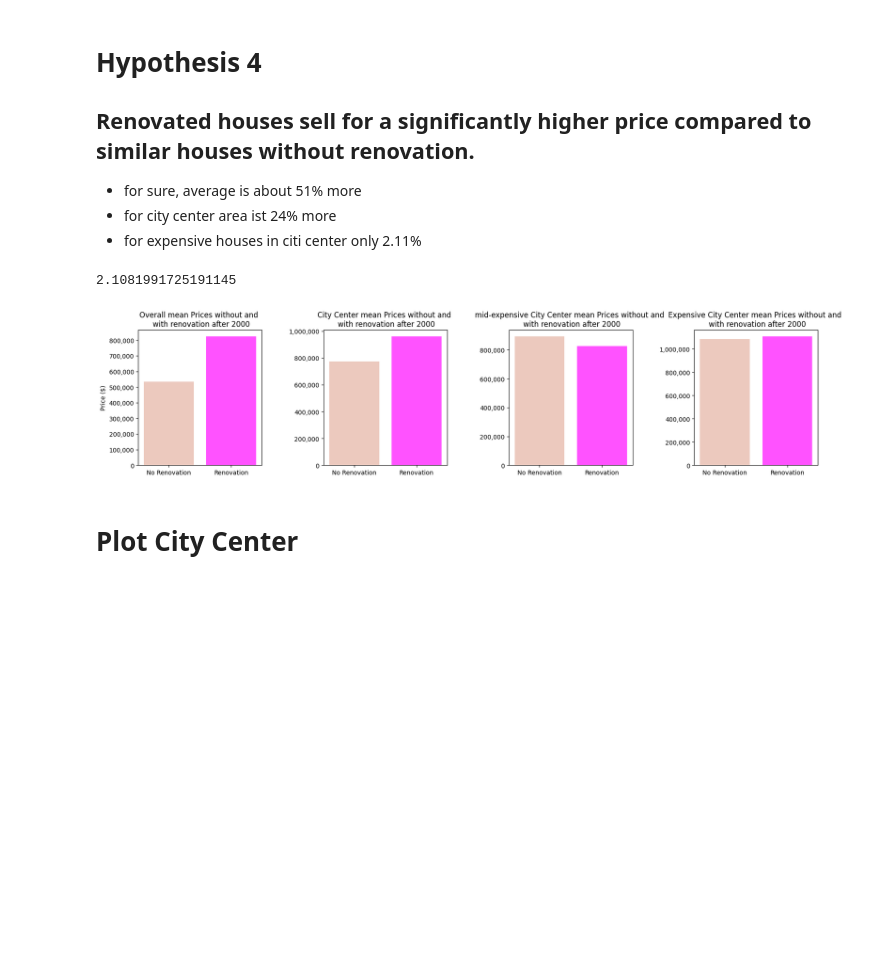
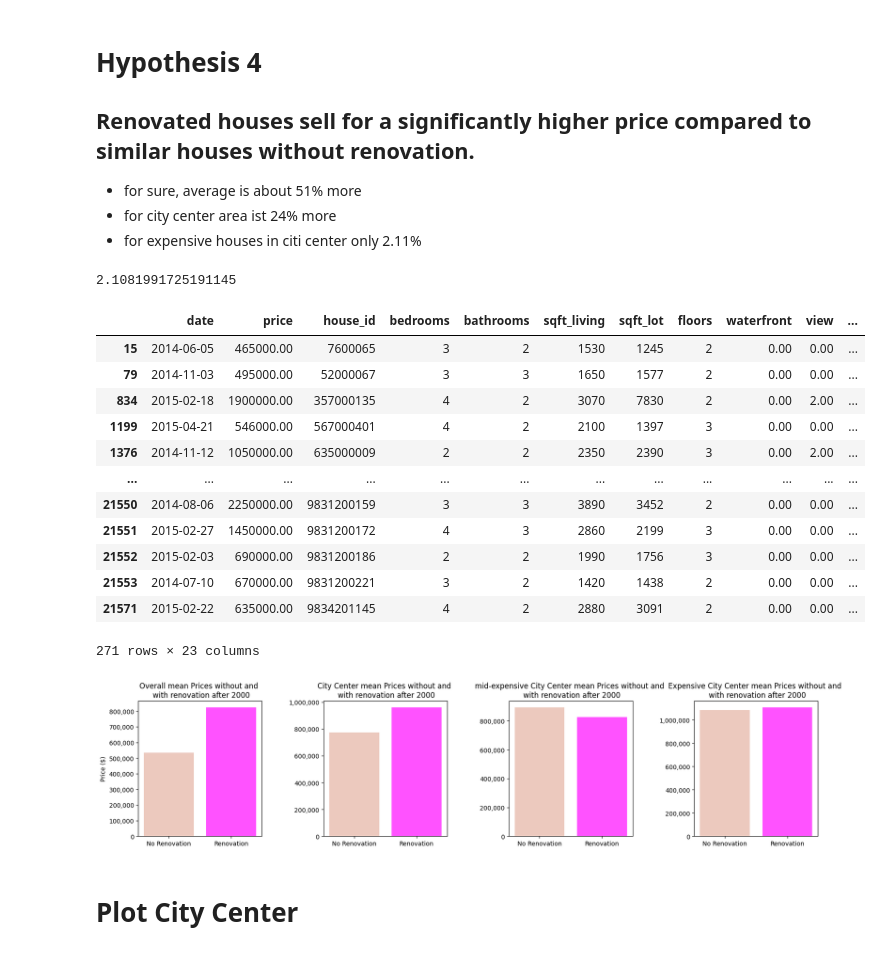
Before and after one commit to julialoeschel/eda-project-houses, a Jupyter notebook: EDA.ipynb, the cells around one changed output. Cells and saved outputs as stored; diff of their text form; code cells hidden in the pictures; blank space fills up the shorter version.

```diff
--- a/EDA.ipynb
+++ b/EDA.ipynb
@@ -513,7 +513,7 @@ not_renovated_expensive_houses_in_center_area_mean = not_renovated_expensive_hou
 price_threshold = df['price'].quantile(0.50)
 mid_expensive_houses_in_center_area = df_center_area[df_center_area["price"]>price_threshold]
 
-renovated_mid_expensive_houses_in_center_area = mid_expensive_houses_in_center_area[(mid_expensive_houses_in_center_area["yr_renovated"]>2000)|(mid_expensive_houses_in_center_area["yr_built"]>2000)]
+renovated_mid_expensive_houses_in_center_area = mid_expensive_houses_in_center_area[(mid_expensive_houses_in_center_area["yr_renovated"]!=0)&(mid_expensive_houses_in_center_area["yr_renovated"]>2000)|(mid_expensive_houses_in_center_area["yr_built"]>2000)]
 not_renovated_mid_expensive_houses_in_center_area = mid_expensive_houses_in_center_area[(mid_expensive_houses_in_center_area["yr_renovated"]==0) | (mid_expensive_houses_in_center_area["yr_renovated"]<2000) & (mid_expensive_houses_in_center_area["yr_built"]<2000)]
 
 renovated_mid_expensive_houses_in_center_area_mean=renovated_mid_expensive_houses_in_center_area["price"].mean()
@@ -538,33 +538,48 @@ axes[2].bar(categories, values_mid_expensive_city, color=[colors["beige"], color
 axes[0].set_title('Overall mean Prices without and \n with renovation after 2000')
 axes[1].set_title('City Center mean Prices without and \n with renovation after 2000')
 axes[3].set_title('Expensive City Center mean Prices without and \n with renovation after 2000')
 axes[2].set_title('mid-expensive City Center mean Prices without and \n with renovation after 2000')
 axes[0].set_ylabel('Price ($)')
 
 formatter = mtick.FuncFormatter(lambda x, _: f'{x:,.0f}')  # Tausendertrennzeichen, keine Nachkommastellen
 axes[0].yaxis.set_major_formatter(formatter)
 axes[1].yaxis.set_major_formatter(formatter)
 axes[2].yaxis.set_major_formatter(formatter)
 axes[3].yaxis.set_major_formatter(formatter)
 
 
 plt.subplots_adjust(wspace=0.5)
 
 
 diff = df_renovated_houses_after_2000_mean - df_no_renovation_mean
 percentage_increase_by_renovation = (diff/df_no_renovation_mean)*100
 percentage_increase_by_renovation
 
 diff_city = df_renovated_houses_after_2000_mean_city - df_no_renovation_mean_city
 percentage_increase_by_renovation_city = (diff_city/df_no_renovation_mean_city)*100
 percentage_increase_by_renovation_city
 
 diff_city = renovated_expensive_houses_in_center_area_mean - not_renovated_expensive_houses_in_center_area_mean
 percentage_increase_by_renovation_city = (diff_city/not_renovated_expensive_houses_in_center_area_mean)*100
 percentage_increase_by_renovation_city
 print(percentage_increase_by_renovation_city)
+
+# renovated_mid_expensive_houses_in_center_area
 # %% [output]
 2.1081991725191145
+|  | date | price | house_id | bedrooms | bathrooms | sqft_living | sqft_lot | floors | waterfront | view | ... |
+| 15 | 2014-06-05 | 465000.00 | 7600065 | 3 | 2 | 1530 | 1245 | 2 | 0.00 | 0.00 | ... |
+| 79 | 2014-11-03 | 495000.00 | 52000067 | 3 | 3 | 1650 | 1577 | 2 | 0.00 | 0.00 | ... |
+| 834 | 2015-02-18 | 1900000.00 | 357000135 | 4 | 2 | 3070 | 7830 | 2 | 0.00 | 2.00 | ... |
+| 1199 | 2015-04-21 | 546000.00 | 567000401 | 4 | 2 | 2100 | 1397 | 3 | 0.00 | 0.00 | ... |
+| 1376 | 2014-11-12 | 1050000.00 | 635000009 | 2 | 2 | 2350 | 2390 | 3 | 0.00 | 2.00 | ... |
+| ... | ... | ... | ... | ... | ... | ... | ... | ... | ... | ... | ... |
+| 21550 | 2014-08-06 | 2250000.00 | 9831200159 | 3 | 3 | 3890 | 3452 | 2 | 0.00 | 0.00 | ... |
+| 21551 | 2015-02-27 | 1450000.00 | 9831200172 | 4 | 3 | 2860 | 2199 | 3 | 0.00 | 0.00 | ... |
+| 21552 | 2015-02-03 | 690000.00 | 9831200186 | 2 | 2 | 1990 | 1756 | 3 | 0.00 | 0.00 | ... |
+| 21553 | 2014-07-10 | 670000.00 | 9831200221 | 3 | 2 | 1420 | 1438 | 2 | 0.00 | 0.00 | ... |
+| 21571 | 2015-02-22 | 635000.00 | 9834201145 | 4 | 2 | 2880 | 3091 | 2 | 0.00 | 0.00 | ... |
+271 rows × 23 columns
 [figure]
 # %% [markdown]
 # Plot City Center
```
Also changed, not shown: parts of 3 cells of this notebook, 4 other files.
